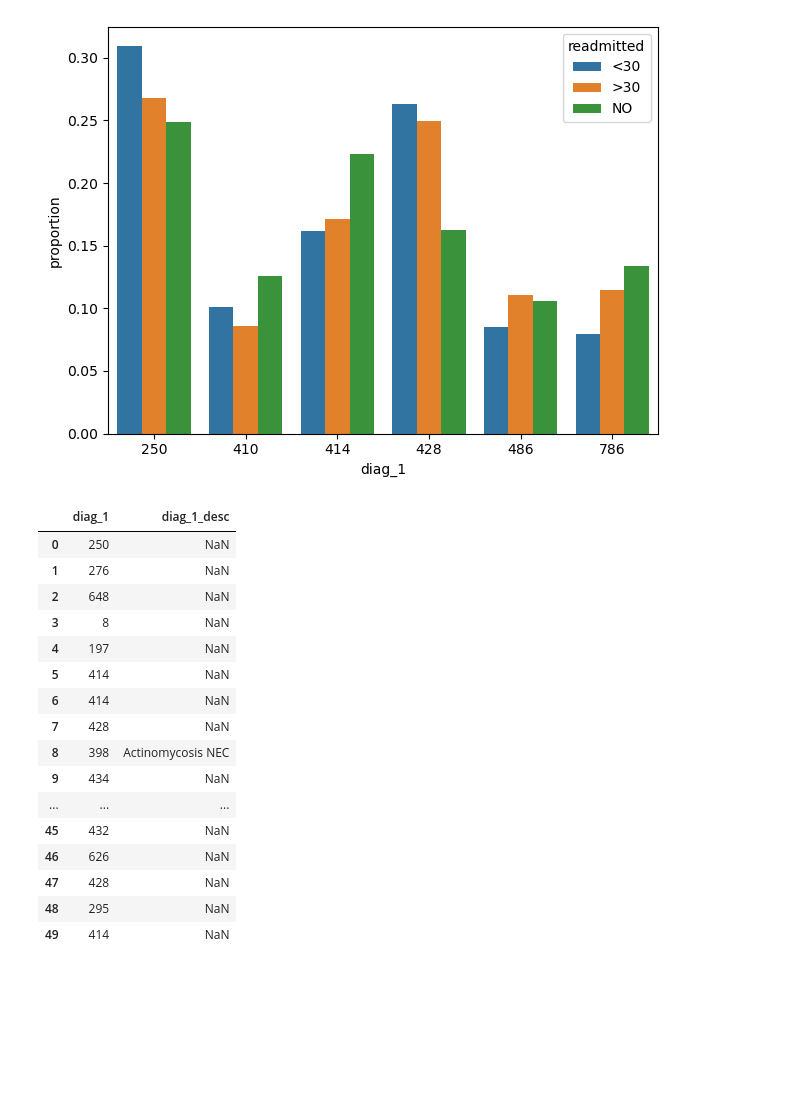
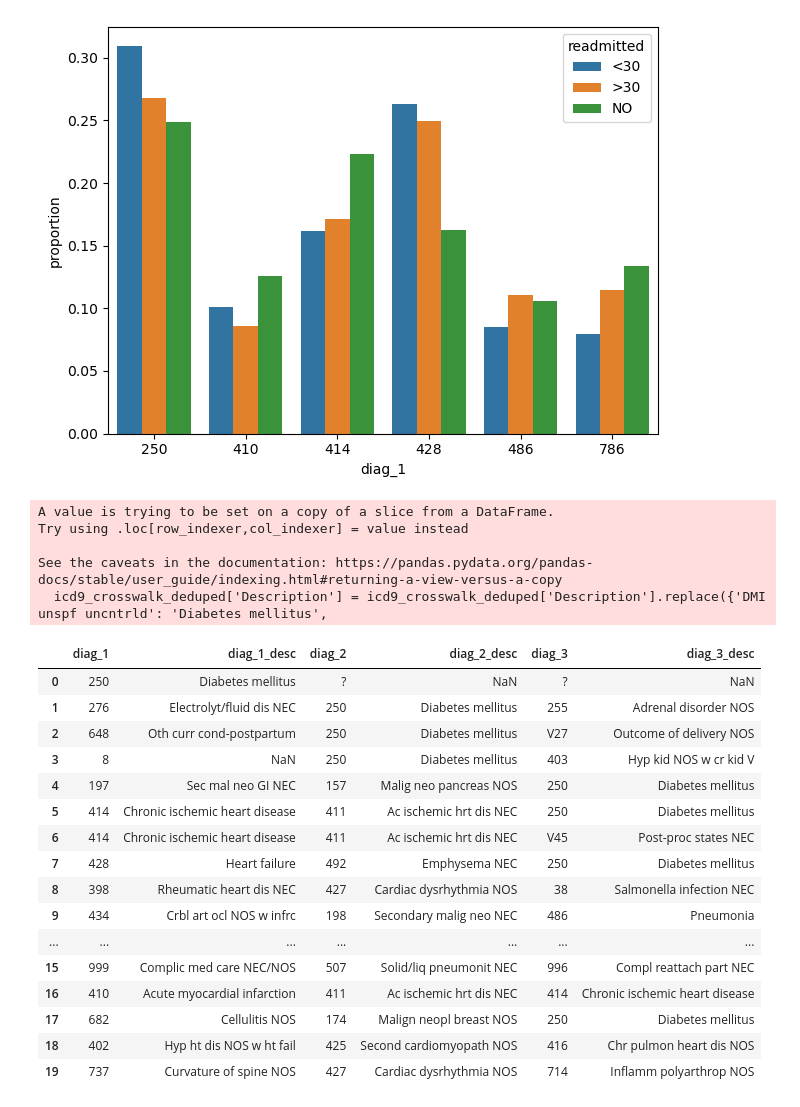
Before and after one commit to tonyinarula/Kaggle-Diabetes, a Jupyter notebook: analysis.ipynb, the cells around one changed output. Drawn from its saved outputs; the diff is of its cells as text; code cells hidden in the pictures; blank space fills up the shorter version.

Commit message:
Finish merging crosswalk file and made new readmission by primary diagnosis figure

```diff
--- a/analysis.ipynb
+++ b/analysis.ipynb
@@ -284,31 +285,49 @@ plt.tight_layout()
 # %%
 # add ICD-9 descriptions to the dataset using crosswalk file
 # fix crosswalk file before merging - some codes have letters preceding, most codes are not written the same was as in the dataset
 # check which codes in the dataset are not in the crosswalk file
 
 icd9_crosswalk = pd.read_csv("data/icd9_crosswalk.csv")
-df_w_codes = df.merge(icd9_crosswalk, how = 'left', left_on = 'diag_1', right_on = 'ICD9')
+icd9_crosswalk['ICD9'] = icd9_crosswalk['ICD9'].str[:3]
+icd9_crosswalk_deduped = icd9_crosswalk.drop_duplicates(subset='ICD9', keep='last')
+
+# manually fix relevant code descriptions since many come up multiple times in the crosswalk file with different descriptions
+icd9_crosswalk_deduped['Description'] = icd9_crosswalk_deduped['Description'].replace({'DMI unspf uncntrld': 'Diabetes mellitus',
+                                                                                       'AMI NOS, subsequent': 'Acute myocardial infarction',
+                                                                                       'Chr ischemic hrt dis NOS': 'Chronic ischemic heart disease',
+                                                                                       'Heart failure NOS': 'Heart failure',
+                                                                                       'Pneumonia, organism NOS': 'Pneumonia',
+                                                                                       'Resp sys/chest symp NEC': 'Respiratory symptoms',})
+
+
+# merge crosswalk to descriptions of the primary, secondary, and tertiary diagnoses
+df_w_codes = df.merge(icd9_crosswalk_deduped, how = 'left', left_on = 'diag_1', right_on = 'ICD9')
 df_w_codes = df_w_codes.rename(columns = {'Description': 'diag_1_desc'})
-df_w_codes = df_w_codes.merge(icd9_crosswalk, how = 'left', left_on = 'diag_2', right_on = 'ICD9')
+df_w_codes = df_w_codes.merge(icd9_crosswalk_deduped, how = 'left', left_on = 'diag_2', right_on = 'ICD9')
 df_w_codes = df_w_codes.rename(columns = {'Description': 'diag_2_desc'})
-df_w_codes = df_w_codes.merge(icd9_crosswalk, how = 'left', left_on = 'diag_3', right_on = 'ICD9')
+df_w_codes = df_w_codes.merge(icd9_crosswalk_deduped, how = 'left', left_on = 'diag_3', right_on = 'ICD9')
 df_w_codes = df_w_codes.rename(columns = {'Description': 'diag_3_desc'})
-df_w_codes[['diag_1','diag_1_desc']].head(50)
+df_w_codes[['diag_1','diag_1_desc','diag_2','diag_2_desc','diag_3','diag_3_desc']].head(20)
 # %% [output]
+A value is trying to be set on a copy of a slice from a DataFrame.
+Try using .loc[row_indexer,col_indexer] = value instead
+
+See the caveats in the documentation: https://pandas.pydata.org/pandas-docs/stable/user_guide/indexing.html#returning-a-view-versus-a-copy
+  icd9_crosswalk_deduped['Description'] = icd9_crosswalk_deduped['Description'].replace({'DMI unspf uncntrld': 'Diabetes mellitus',
-|  | diag_1 | diag_1_desc |
-| 0 | 250 | NaN |
-| 1 | 276 | NaN |
-| 2 | 648 | NaN |
-| 3 | 8 | NaN |
-| 4 | 197 | NaN |
-| 5 | 414 | NaN |
-| 6 | 414 | NaN |
-| 7 | 428 | NaN |
-| 8 | 398 | Actinomycosis NEC |
-| 9 | 434 | NaN |
-| ... | ... | ... |
-| 45 | 432 | NaN |
-| 46 | 626 | NaN |
-| 47 | 428 | NaN |
-| 48 | 295 | NaN |
-| 49 | 414 | NaN |
+|  | diag_1 | diag_1_desc | diag_2 | diag_2_desc | diag_3 | diag_3_desc |
+| 0 | 250 | Diabetes mellitus | ? | NaN | ? | NaN |
+| 1 | 276 | Electrolyt/fluid dis NEC | 250 | Diabetes mellitus | 255 | Adrenal disorder NOS |
+| 2 | 648 | Oth curr cond-postpartum | 250 | Diabetes mellitus | V27 | Outcome of delivery NOS |
+| 3 | 8 | NaN | 250 | Diabetes mellitus | 403 | Hyp kid NOS w cr kid V |
+| 4 | 197 | Sec mal neo GI NEC | 157 | Malig neo pancreas NOS | 250 | Diabetes mellitus |
+| 5 | 414 | Chronic ischemic heart disease | 411 | Ac ischemic hrt dis NEC | 250 | Diabetes mellitus |
+| 6 | 414 | Chronic ischemic heart disease | 411 | Ac ischemic hrt dis NEC | V45 | Post-proc states NEC |
+| 7 | 428 | Heart failure | 492 | Emphysema NEC | 250 | Diabetes mellitus |
+| 8 | 398 | Rheumatic heart dis NEC | 427 | Cardiac dysrhythmia NOS | 38 | Salmonella infection NEC |
+| 9 | 434 | Crbl art ocl NOS w infrc | 198 | Secondary malig neo NEC | 486 | Pneumonia |
+| ... | ... | ... | ... | ... | ... | ... |
+| 15 | 999 | Complic med care NEC/NOS | 507 | Solid/liq pneumonit NEC | 996 | Compl reattach part NEC |
+| 16 | 410 | Acute myocardial infarction | 411 | Ac ischemic hrt dis NEC | 414 | Chronic ischemic heart disease |
+| 17 | 682 | Cellulitis NOS | 174 | Malign neopl breast NOS | 250 | Diabetes mellitus |
+| 18 | 402 | Hyp ht dis NOS w ht fail | 425 | Second cardiomyopath NOS | 416 | Chr pulmon heart dis NOS |
+| 19 | 737 | Curvature of spine NOS | 427 | Cardiac dysrhythmia NOS | 714 | Inflamm polyarthrop NOS |
```
Also changed, not shown: parts of 2 cells of this notebook.
